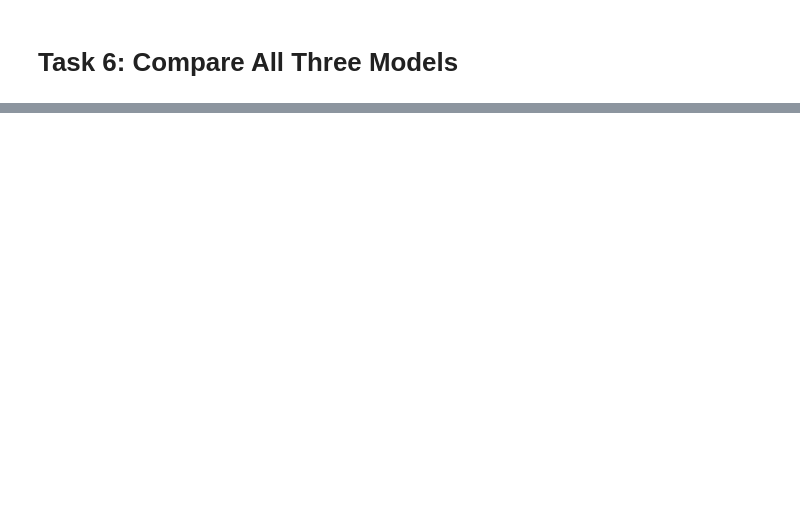
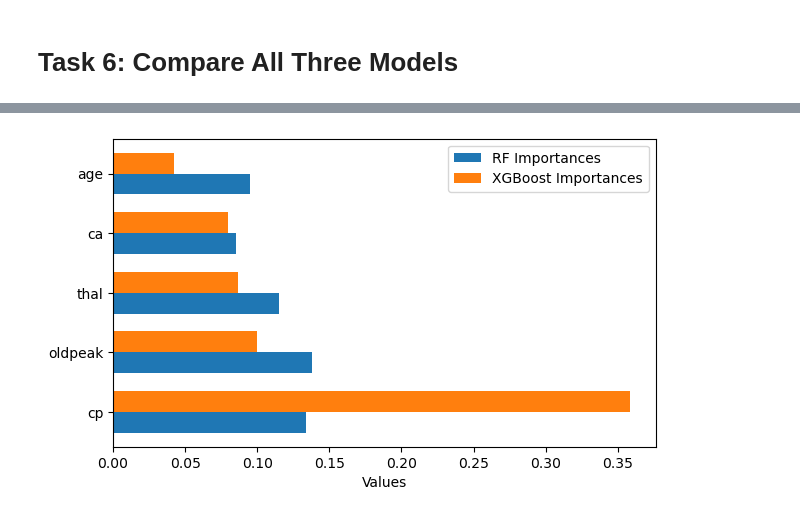
Before and after one commit to AndrewGriffith328/committee_of_trees, a Jupyter notebook: assg.ipynb, the cells around one changed output, grey strips where cells are left out. Drawn from its saved outputs; the diff is of its cells as text; code cells hidden in the pictures; blank space fills up the shorter version.

```diff
--- a/assg.ipynb
+++ b/assg.ipynb
@@ -117,0 +236,22 @@ Decision Tree test accuracy:   0.685
+# %%
+total_importance = importances_xgb + importances
+total_importance = total_importance.sort_values(ascending=False).iloc[:5]
+
+n_categories = len(total_importance)
+y_pos = np.arange(n_categories)
+
+importances_aligned = importances.reindex(total_importance.index).iloc[:5]
+importances_xgb_aligned = importances_xgb.reindex(total_importance.index).iloc[:5]
+
+fig, ax = plt.subplots(figsize=(7, 4))
+ax.barh(y_pos - bar_width/2, importances_aligned, height=bar_width, label='RF Importances')
+ax.barh(y_pos + bar_width/2, importances_xgb_aligned, height=bar_width, label='XGBoost Importances')
+
+
+ax.set_yticks(y_pos)
+ax.set_yticklabels(total_importance.index)
+ax.set_xlabel('Values')
+ax.legend()
+plt.show()
+# %% [output]
+[figure, added]
```
Also changed, not shown: parts of 16 cells of this notebook.
